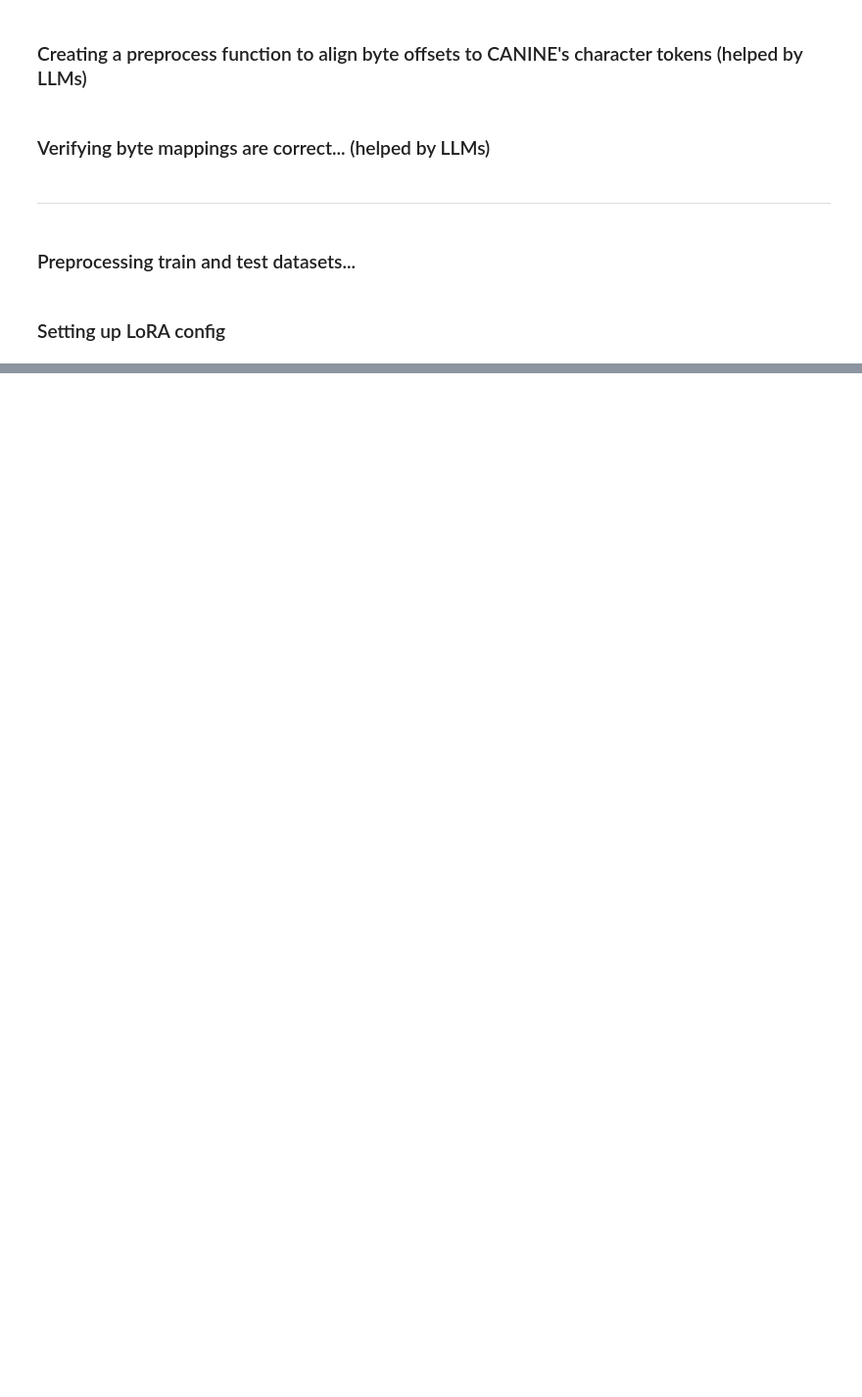
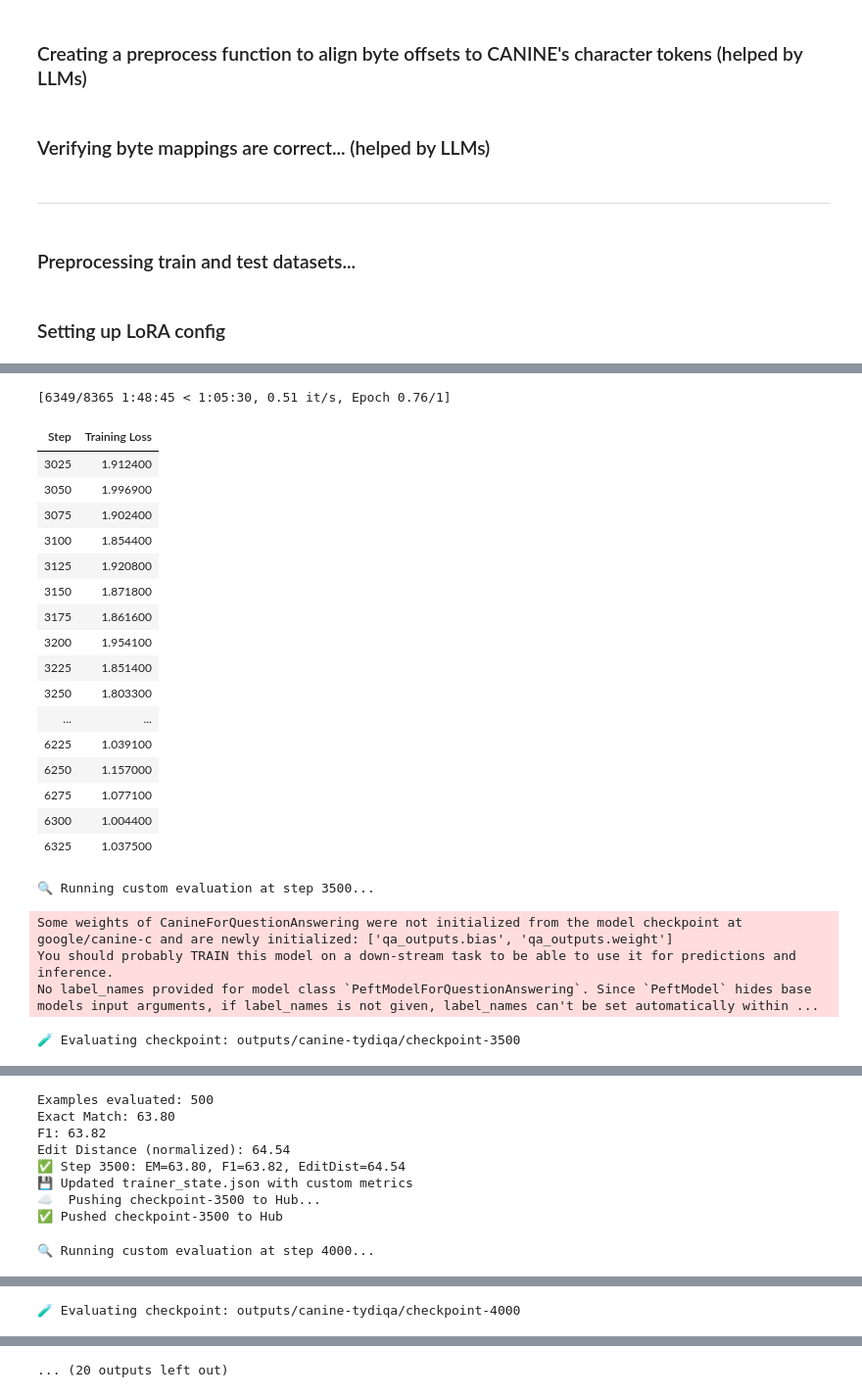
Before and after one commit to VohraAK/canine-replication, a Jupyter notebook: Reproducing_CANINE_results_tydiqa.ipynb, the cells around one changed output, grey strips where cells are left out. Shown at 98% size. Drawn from its saved outputs; the diff is of its cells as text; code cells hidden in the pictures; blank space fills up the shorter version.

Commit message:
updated trainer ntbk

```diff
--- a/Reproducing_CANINE_results_tydiqa.ipynb
+++ b/Reproducing_CANINE_results_tydiqa.ipynb
@@ -412,13 +458,19 @@ class CustomEvalCallback(TrainerCallback):
         self.eval_dataset = eval_dataset
 
     def on_save(self, args, state, control, model=None, **kwargs):
+        """
+        This runs AFTER checkpoint is saved, so we need to:
+        1. Run evaluation
+        2. Add metrics to state
+        3. Re-save the trainer_state.json with updated metrics
+        """
         checkpoint_path = f"{args.output_dir}/checkpoint-{state.global_step}"
         print(f"\n🔍 Running custom evaluation at step {state.global_step}...")
 
         # Call your custom evaluation function
         metrics = self.eval_func(checkpoint_path)
 
-        # Log metrics to Trainer's state
+        # Add metrics to state's log_history
         state.log_history.append({
             "step": state.global_step,
             "eval_exact_match": metrics["exact_match"],
@@ -429,7 +481,38 @@ class CustomEvalCallback(TrainerCallback):
         # Print metrics for clarity
         print(f"✅ Step {state.global_step}: EM={metrics['exact_match']*100:.2f}, F1={metrics['f1']*100:.2f}, EditDist={metrics['edit_distance']*100:.2f}")
 
-        # Note: Hub pushing is handled automatically by TrainingArguments (push_to_hub=True)
+        # Re-save the trainer_state.json with updated metrics
+        state_path = f"{checkpoint_path}/trainer_state.json"
+        try:
+            # Read the existing state file
+            with open(state_path, 'r') as f:
+                state_dict = json.load(f)
+
+            # Update with our new log_history
+            state_dict['log_history'] = state.log_history
+
+            # Write it back
+            with open(state_path, 'w') as f:
+                json.dump(state_dict, f, indent=2)
+
+            print(f"💾 Updated trainer_state.json with custom metrics")
+        except Exception as e:
+            print(f"⚠️  Warning: Could not update trainer_state.json: {e}")
+
+        # Manually push this specific checkpoint to Hub as a separate folder
+        try:
+            print(f"☁️  Pushing checkpoint-{state.global_step} to Hub...")
+            api = HfApi()
+            api.upload_folder(
+                folder_path=checkpoint_path,
+                repo_id=args.hub_model_id,
+                path_in_repo=f"checkpoint-{state.global_step}",  # Each checkpoint in its own folder!
+                commit_message=f"Add checkpoint {state.global_step} (EM={metrics['exact_match']*100:.1f}%, F1={metrics['f1']*100:.1f}%)",
+                repo_type="model"
+            )
+            print(f"✅ Pushed checkpoint-{state.global_step} to Hub")
+        except Exception as e:
+            print(f"⚠️  Warning: Could not push to Hub: {e}")
 
         return control
 
@@ -484,0 +529,28 @@ def manual_push_checkpoint_to_hub(checkpoint_path, repo_id="VohraAK/canine-tydiq
+# %%
+# To resume training from a checkpoint, you can pass the checkpoint path to the train method:
+trainer.train(resume_from_checkpoint="outputs/canine-tydiqa/checkpoint-3000")
+# trainer.train()
+# %% [output]
+[6349/8365 1:48:45 < 1:05:30, 0.51 it/s, Epoch 0.76/1]
+| Step | Training Loss |
+| 3025 | 1.912400 |
+| 3050 | 1.996900 |
+| 3075 | 1.902400 |
+| 3100 | 1.854400 |
+| 3125 | 1.920800 |
+| 3150 | 1.871800 |
+| 3175 | 1.861600 |
+| 3200 | 1.954100 |
+| 3225 | 1.851400 |
+| 3250 | 1.803300 |
+| ... | ... |
+| 6225 | 1.039100 |
+| 6250 | 1.157000 |
+| 6275 | 1.077100 |
+| 6300 | 1.004400 |
+| 6325 | 1.037500 |
+🔍 Running custom evaluation at step 3500...
+Some weights of CanineForQuestionAnswering were not initialized from the model checkpoint at google/canine-c and are newly initialized: ['qa_outputs.bias', 'qa_outputs.weight']
+You should probably TRAIN this model on a down-stream task to be able to use it for predictions and inference.
+No label_names provided for model class `PeftModelForQuestionAnswering`. Since `PeftModel` hides base models input arguments, if label_names is not given, label_names can't be set automatically within ...
+🧪 Evaluating checkpoint: outputs/canine-tydiqa/checkpoint-3500
@@ -484,0 +558,9 @@ def manual_push_checkpoint_to_hub(checkpoint_path, repo_id="VohraAK/canine-tydiq
+Examples evaluated: 500
+Exact Match: 63.80
+F1: 63.82
+Edit Distance (normalized): 64.54
+✅ Step 3500: EM=63.80, F1=63.82, EditDist=64.54
+💾 Updated trainer_state.json with custom metrics
+☁️  Pushing checkpoint-3500 to Hub...
+✅ Pushed checkpoint-3500 to Hub
+🔍 Running custom evaluation at step 4000...
@@ -484,0 +570 @@ def manual_push_checkpoint_to_hub(checkpoint_path, repo_id="VohraAK/canine-tydiq
+🧪 Evaluating checkpoint: outputs/canine-tydiqa/checkpoint-4000
@@ -484,0 +580 @@ def manual_push_checkpoint_to_hub(checkpoint_path, repo_id="VohraAK/canine-tydiq
+... (20 outputs left out)
```
Also changed, not shown: parts of 13 cells of this notebook.
